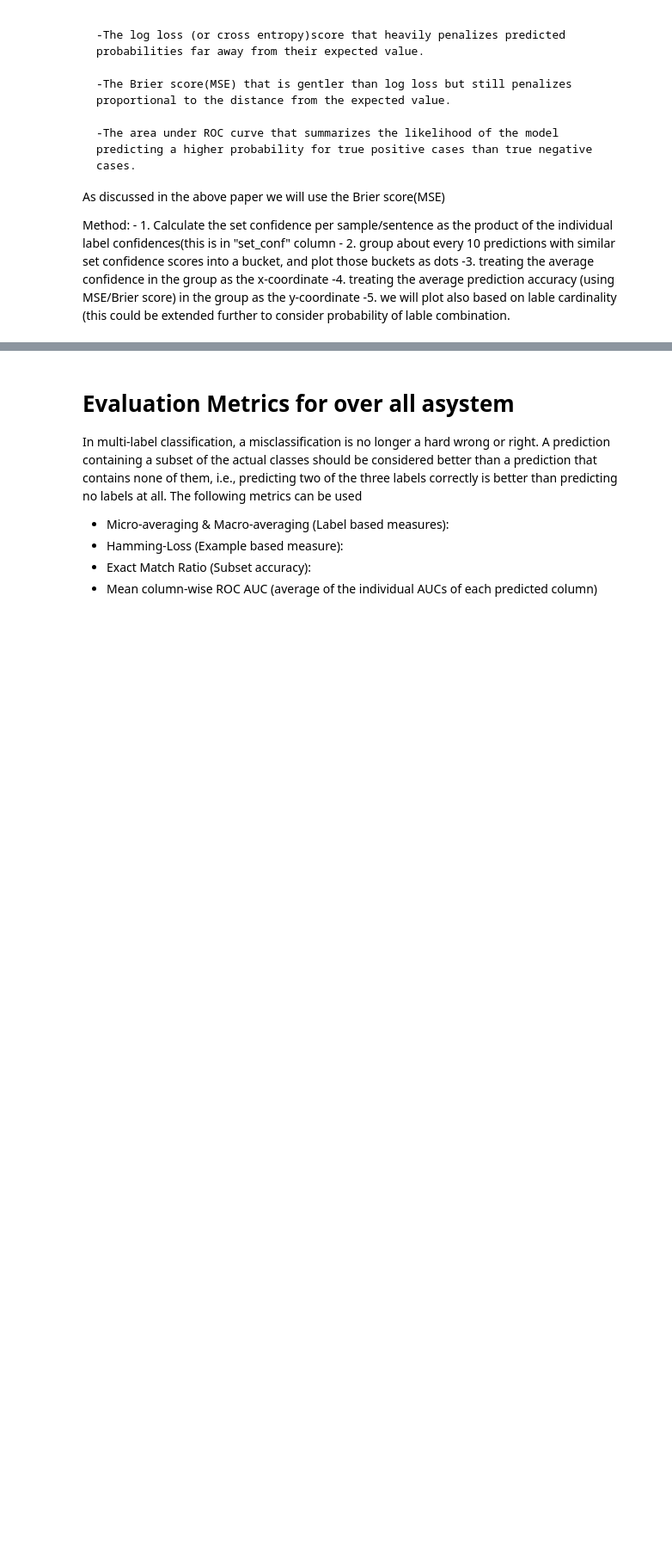
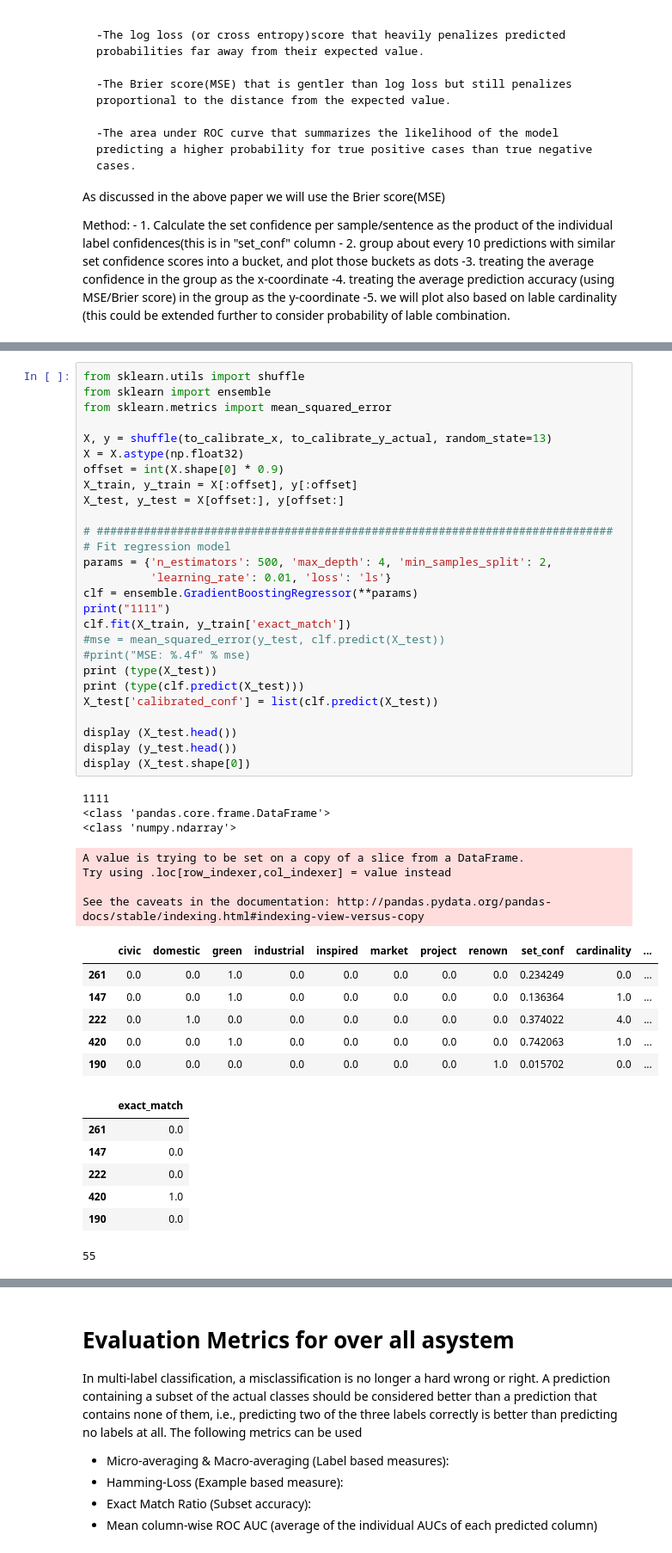
Before and after one commit to aideenf/AIVC, a Jupyter notebook: cp_wssc/Paper experiments.ipynb, the cells around one changed output, grey strips where cells are left out. Shown at 86% size. Drawn from its saved outputs; the diff is of its cells as text; blank space fills up the shorter version.

```diff
--- a/cp_wssc/Paper experiments.ipynb
+++ b/cp_wssc/Paper experiments.ipynb
@@ -1632,0 +1677,48 @@ ValueError: bad input shape (543, 8)
+# %%
+from sklearn.utils import shuffle
+from sklearn import ensemble
+from sklearn.metrics import mean_squared_error
+
+X, y = shuffle(to_calibrate_x, to_calibrate_y_actual, random_state=13)
+X = X.astype(np.float32)
+offset = int(X.shape[0] * 0.9)
+X_train, y_train = X[:offset], y[:offset]
+X_test, y_test = X[offset:], y[offset:]
+
+# #############################################################################
+# Fit regression model
+params = {'n_estimators': 500, 'max_depth': 4, 'min_samples_split': 2,
+          'learning_rate': 0.01, 'loss': 'ls'}
+clf = ensemble.GradientBoostingRegressor(**params)
+print("1111")
+clf.fit(X_train, y_train['exact_match'])
+#mse = mean_squared_error(y_test, clf.predict(X_test))
+#print("MSE: %.4f" % mse)
+print (type(X_test))
+print (type(clf.predict(X_test)))
+X_test['calibrated_conf'] = list(clf.predict(X_test))
+
+display (X_test.head())
+display (y_test.head())
+display (X_test.shape[0])
+# %% [output]
+1111
+<class 'pandas.core.frame.DataFrame'>
+<class 'numpy.ndarray'>
+A value is trying to be set on a copy of a slice from a DataFrame.
+Try using .loc[row_indexer,col_indexer] = value instead
+
+See the caveats in the documentation: http://pandas.pydata.org/pandas-docs/stable/indexing.html#indexing-view-versus-copy
+|  | civic | domestic | green | industrial | inspired | market | project | renown | set_conf | cardinality | ... |
+| 261 | 0.0 | 0.0 | 1.0 | 0.0 | 0.0 | 0.0 | 0.0 | 0.0 | 0.234249 | 0.0 | ... |
+| 147 | 0.0 | 0.0 | 1.0 | 0.0 | 0.0 | 0.0 | 0.0 | 0.0 | 0.136364 | 1.0 | ... |
+| 222 | 0.0 | 1.0 | 0.0 | 0.0 | 0.0 | 0.0 | 0.0 | 0.0 | 0.374022 | 4.0 | ... |
+| 420 | 0.0 | 0.0 | 1.0 | 0.0 | 0.0 | 0.0 | 0.0 | 0.0 | 0.742063 | 1.0 | ... |
+| 190 | 0.0 | 0.0 | 0.0 | 0.0 | 0.0 | 0.0 | 0.0 | 1.0 | 0.015702 | 0.0 | ... |
+|  | exact_match |
+| 261 | 0.0 |
+| 147 | 0.0 |
+| 222 | 0.0 |
+| 420 | 1.0 |
+| 190 | 0.0 |
+55
```
Also changed, not shown: parts of 13 cells of this notebook.
